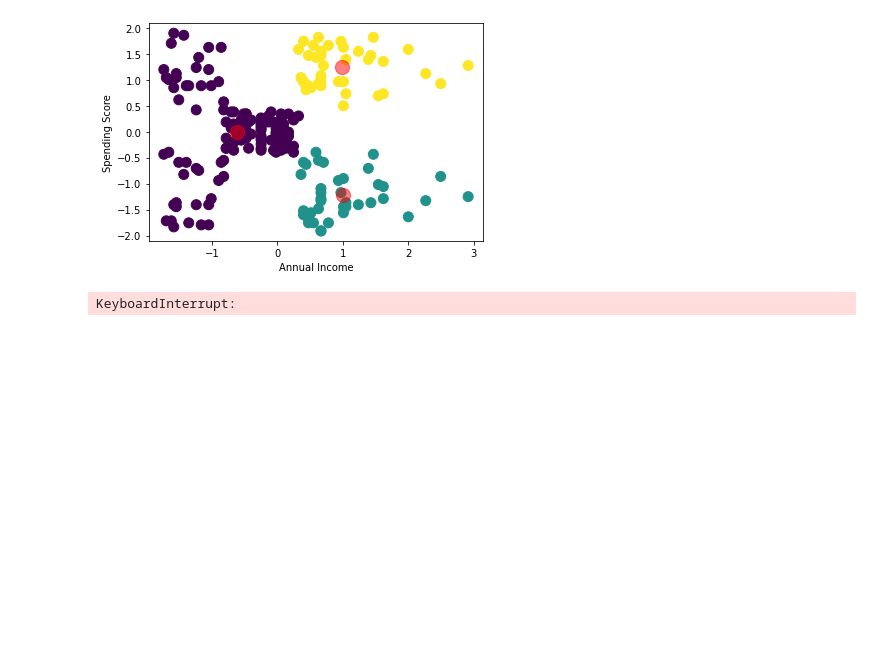
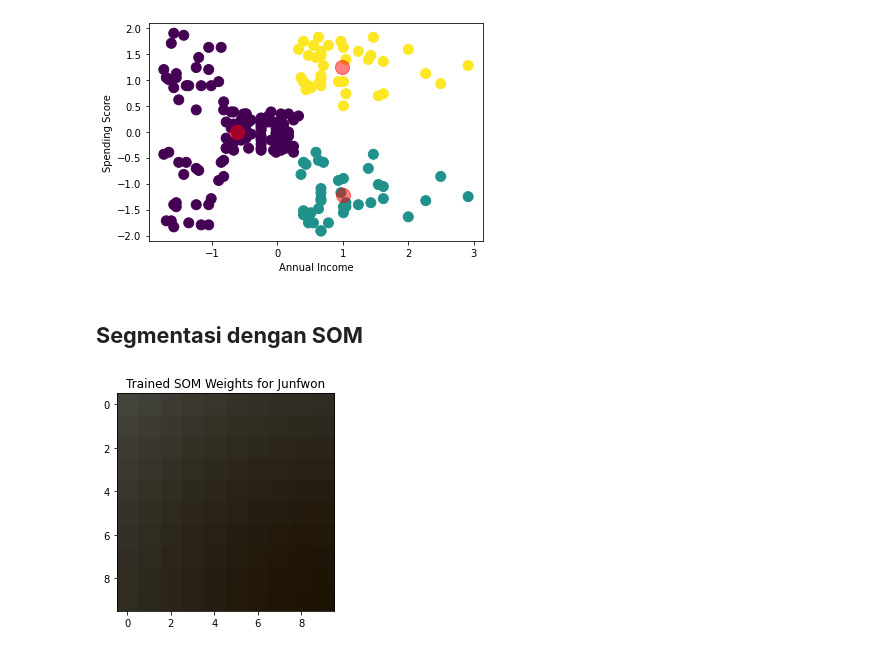
Before and after one commit to zhrnnsw/Machine-Learning, a Jupyter notebook: week-7/Praktikum_Jobsheet_7.ipynb, the cells around one changed output. Cells and saved outputs as stored; diff of their text form; code cells hidden in the pictures; blank space fills up the shorter version.

Commit message:
Tugas Segmentasi SOM

```diff
--- a/week-7/Praktikum_Jobsheet_7.ipynb
+++ b/week-7/Praktikum_Jobsheet_7.ipynb
@@ -617,6 +633,8 @@ plt.scatter(centers[:, 0], centers[:, 1], c='red', s=200, alpha=0.5)
 # %% [output]
 <matplotlib.collections.PathCollection at 0x...>
 [figure]
+# %% [markdown]
+## **Segmentasi dengan SOM**
 # %%
 import numpy as np
 from minisom import MiniSom
@@ -663,7 +681,7 @@ def train_som(image, num_epochs, initial_learning_rate, initial_neighborhood_rad
     return weights
 # %%
 # Load citra Lenna (Anda bisa mengganti ini dengan citra lain jika diperlukan)
-jw_path = "dataset/Little_Jungwon.png"
+jw_path = "dataset/Jungwon.jpg"
 jungwon = io.imread(jw_path) / 255.0  # Normalisasi intensitas piksel menjadi rentang [0, 1]
 # %%
 # Latih SOM
@@ -671,13 +689,13 @@ num_epochs = 100
 initial_learning_rate = 0.1
 initial_neighborhood_radius = 5
 trained_weights = train_som(jungwon, num_epochs, initial_learning_rate, initial_neighborhood_radius)
-# %% [output]
-KeyboardInterrupt:
 # %%
 # Visualisasi bobot SOM
 plt.imshow(trained_weights)
-plt.title('Trained SOM Weights for Lena')
+plt.title('Trained SOM Weights for Junfwon')
 plt.show()
+# %% [output]
+[figure, added]
 # %%
 # Fungsi untuk melakukan segmentasi gambar
 def segment_image(image, som_weights):
```
Also changed, not shown: parts of 9 cells of this notebook, 1 other file.
